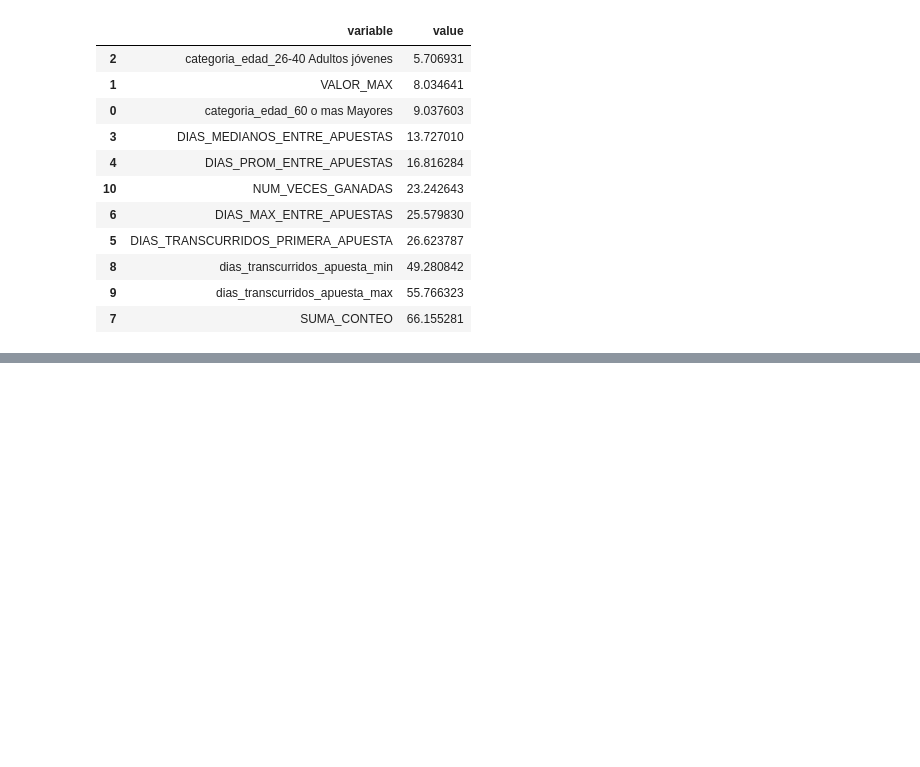
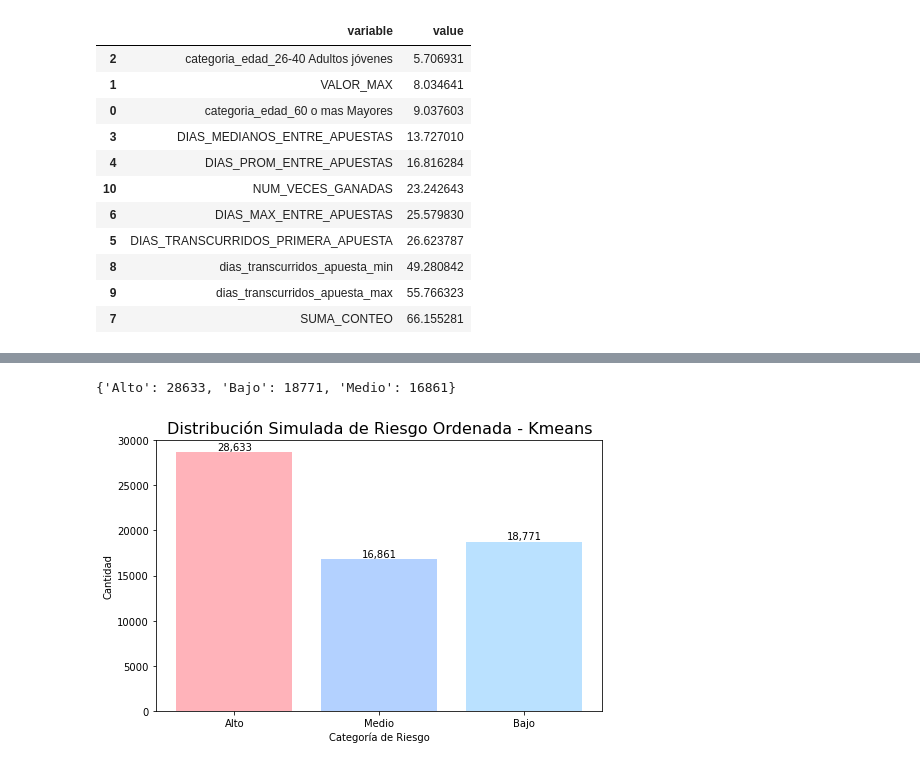
Before and after one commit to SantiagoCastro1495/TFM---VIU, a Jupyter notebook: 2. EDA y Modelado.ipynb, the cells around one changed output, grey strips where cells are left out. Saved outputs shown, nothing was run; the diff lists cells and outputs as text; code cells hidden in the pictures; blank space fills up the shorter version.

```diff
--- a/2. EDA y Modelado.ipynb
+++ b/2. EDA y Modelado.ipynb
@@ -1568,0 +1711,33 @@ importances_features1.to_excel(path + 'salida_feature.xlsx')
+# %%
+categorias_riesgo = np.where(
+    probabilidades_clase_positiva <= 0.05320042, 'Bajo',
+    np.where(probabilidades_clase_positiva <= 0.4577266, 'Medio', 'Alto')
+)
+
+unicos, conteos = np.unique(categorias_riesgo, return_counts=True)
+distribucion_riesgo = dict(zip(unicos, conteos))
+print(distribucion_riesgo)
+# %% [output]
+{'Alto': 28633, 'Bajo': 18771, 'Medio': 16861}
+# %%
+# Ordenar las categorías específicamente como 'Alto', 'Medio', 'Bajo'
+categorias_ordenadas = ['Alto', 'Medio', 'Bajo']
+conteos_ordenados = [distribucion_riesgo[categoria] for categoria in categorias_ordenadas]
+
+
+colores_pastel = ['#FFB3BA', '#B3D1FF', '#BAE1FF']  # Rojo pastel, azul pastel y celeste pastel
+
+# Crear el gráfico de barras con el orden deseado y colores pastel
+plt.figure(figsize=(8, 5))
+bars = plt.bar(categorias_ordenadas, conteos_ordenados, color=colores_pastel)
+plt.title('Distribución Simulada de Riesgo Ordenada - Kmeans', fontsize=16)
+plt.xlabel('Categoría de Riesgo')
+plt.ylabel('Cantidad')
+
+for bar in bars:
+    yval = bar.get_height()
+    plt.text(bar.get_x() + bar.get_width()/2, yval, '{:,}'.format(yval), ha='center', va='bottom')
+
+plt.show()
+# %% [output]
+[figure, added]
```
Also changed, not shown: parts of 22 cells of this notebook.
